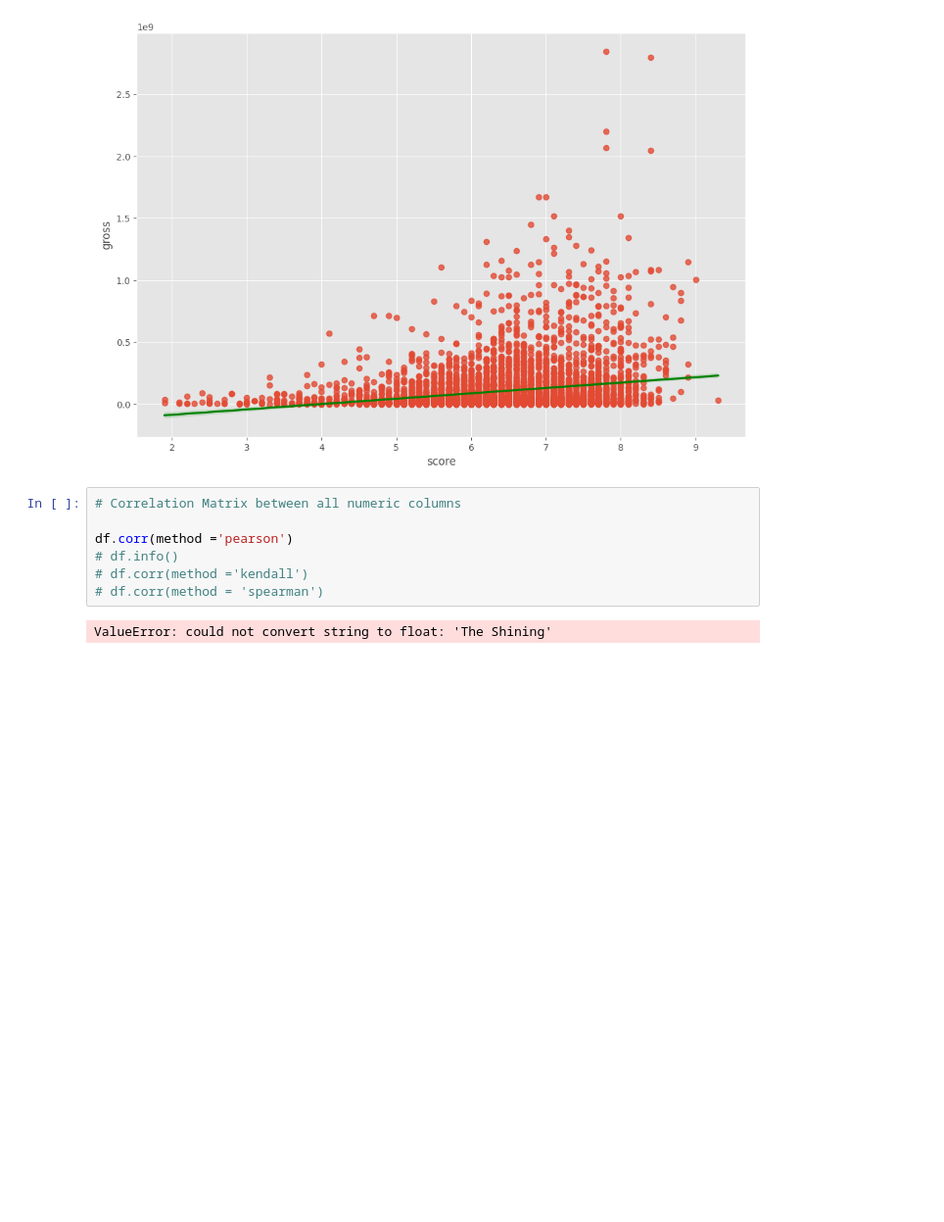
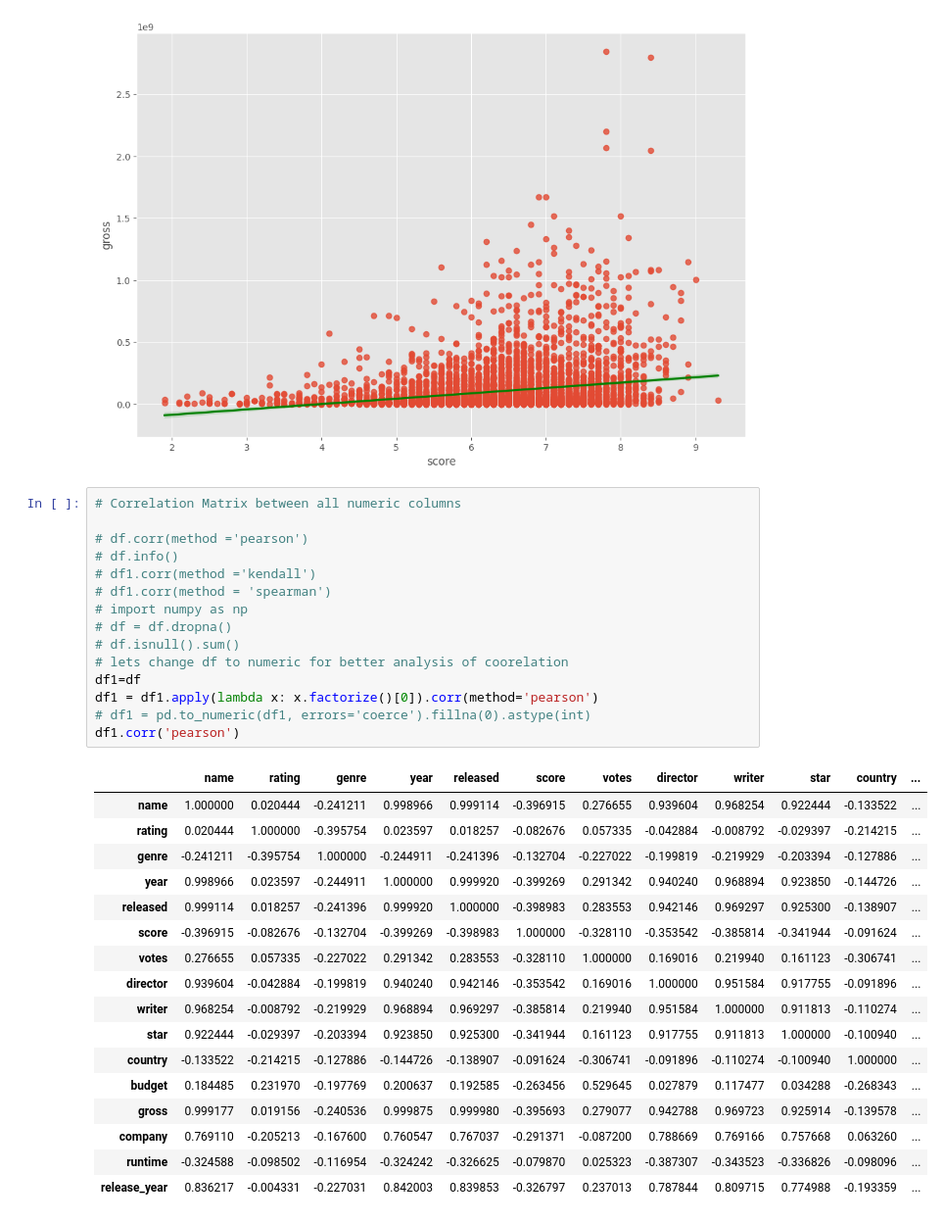
Before and after one commit to yasir134/DSCs, a Jupyter notebook: EDA/movies.ipynb, the cells around one changed output. Shown: that part at 98% size. Drawn from its saved outputs; the diff is of its cells as text; blank space fills up the shorter version.

```diff
--- a/EDA/movies.ipynb
+++ b/EDA/movies.ipynb
@@ -123,12 +123,36 @@ sns.regplot(x="score", y="gross", data=df, line_kws={"color": "green"})
 # %% [output]
 <Axes: xlabel='score', ylabel='gross'>
 [figure]
-# %%
-# Correlation Matrix between all numeric columns
-
-df.corr(method ='pearson')
-# df.info()
-# df.corr(method ='kendall')
-# df.corr(method = 'spearman')
-# %% [output]
-ValueError: could not convert string to float: 'The Shining'
+# %%
+# Correlation Matrix between all numeric columns
+
+# df.corr(method ='pearson')
+# df.info()
+# df1.corr(method ='kendall')
+# df1.corr(method = 'spearman')
+# import numpy as np
+# df = df.dropna()
+# df.isnull().sum()
+# lets change df to numeric for better analysis of coorelation
+df1=df
+df1 = df1.apply(lambda x: x.factorize()[0]).corr(method='pearson')
+# df1 = pd.to_numeric(df1, errors='coerce').fillna(0).astype(int)
+df1.corr('pearson')
+# %% [output]
+|  | name | rating | genre | year | released | score | votes | director | writer | star | country | ... |
+| name | 1.000000 | 0.020444 | -0.241211 | 0.998966 | 0.999114 | -0.396915 | 0.276655 | 0.939604 | 0.968254 | 0.922444 | -0.133522 | ... |
+| rating | 0.020444 | 1.000000 | -0.395754 | 0.023597 | 0.018257 | -0.082676 | 0.057335 | -0.042884 | -0.008792 | -0.029397 | -0.214215 | ... |
+| genre | -0.241211 | -0.395754 | 1.000000 | -0.244911 | -0.241396 | -0.132704 | -0.227022 | -0.199819 | -0.219929 | -0.203394 | -0.127886 | ... |
+| year | 0.998966 | 0.023597 | -0.244911 | 1.000000 | 0.999920 | -0.399269 | 0.291342 | 0.940240 | 0.968894 | 0.923850 | -0.144726 | ... |
+| released | 0.999114 | 0.018257 | -0.241396 | 0.999920 | 1.000000 | -0.398983 | 0.283553 | 0.942146 | 0.969297 | 0.925300 | -0.138907 | ... |
+| score | -0.396915 | -0.082676 | -0.132704 | -0.399269 | -0.398983 | 1.000000 | -0.328110 | -0.353542 | -0.385814 | -0.341944 | -0.091624 | ... |
+| votes | 0.276655 | 0.057335 | -0.227022 | 0.291342 | 0.283553 | -0.328110 | 1.000000 | 0.169016 | 0.219940 | 0.161123 | -0.306741 | ... |
+| director | 0.939604 | -0.042884 | -0.199819 | 0.940240 | 0.942146 | -0.353542 | 0.169016 | 1.000000 | 0.951584 | 0.917755 | -0.091896 | ... |
+| writer | 0.968254 | -0.008792 | -0.219929 | 0.968894 | 0.969297 | -0.385814 | 0.219940 | 0.951584 | 1.000000 | 0.911813 | -0.110274 | ... |
+| star | 0.922444 | -0.029397 | -0.203394 | 0.923850 | 0.925300 | -0.341944 | 0.161123 | 0.917755 | 0.911813 | 1.000000 | -0.100940 | ... |
+| country | -0.133522 | -0.214215 | -0.127886 | -0.144726 | -0.138907 | -0.091624 | -0.306741 | -0.091896 | -0.110274 | -0.100940 | 1.000000 | ... |
+| budget | 0.184485 | 0.231970 | -0.197769 | 0.200637 | 0.192585 | -0.263456 | 0.529645 | 0.027879 | 0.117477 | 0.034288 | -0.268343 | ... |
+| gross | 0.999177 | 0.019156 | -0.240536 | 0.999875 | 0.999980 | -0.395693 | 0.279077 | 0.942788 | 0.969723 | 0.925914 | -0.139578 | ... |
+| company | 0.769110 | -0.205213 | -0.167600 | 0.760547 | 0.767037 | -0.291371 | -0.087200 | 0.788669 | 0.769166 | 0.757668 | 0.063260 | ... |
+| runtime | -0.324588 | -0.098502 | -0.116954 | -0.324242 | -0.326625 | -0.079870 | 0.025323 | -0.387307 | -0.343523 | -0.336826 | -0.098096 | ... |
+| release_year | 0.836217 | -0.004331 | -0.227031 | 0.842003 | 0.839853 | -0.326797 | 0.237013 | 0.787844 | 0.809715 | 0.774988 | -0.193359 | ... |
```
Also changed, not shown: parts of 8 cells of this notebook.
